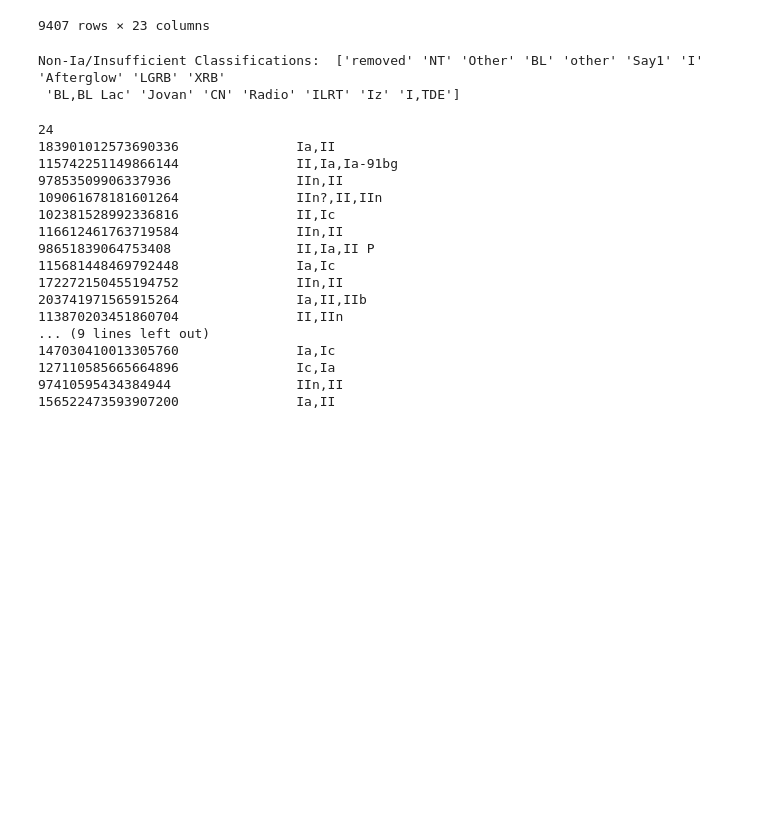
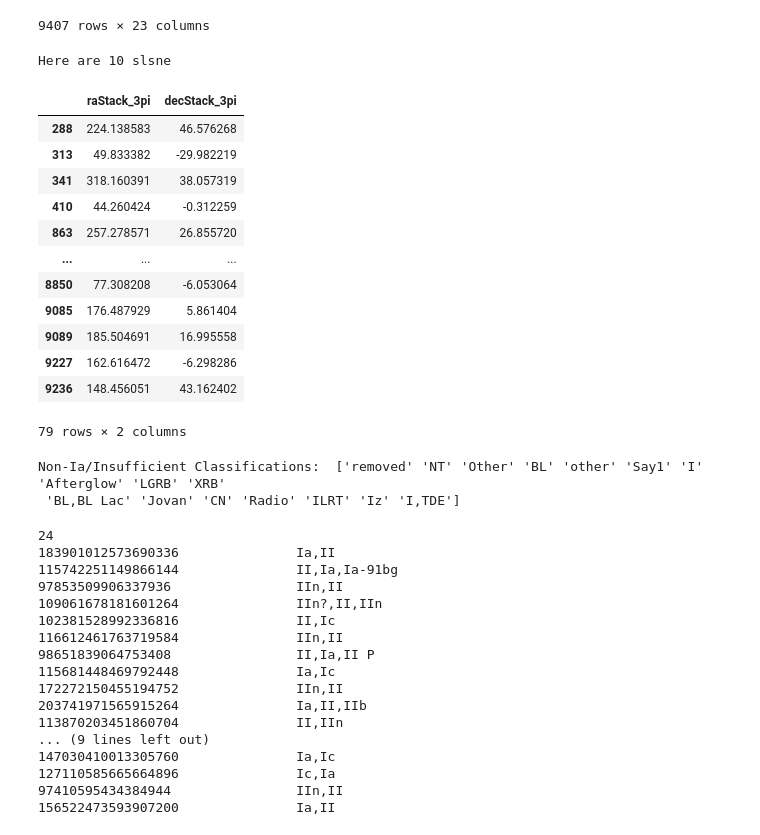
Before and after one commit to Adam-Boesky/astro_SPLASH, a Jupyter notebook: Paper/final_classifying.ipynb, the cells around one changed output. Cells and saved outputs as stored; diff of their text form; code cells hidden in the pictures; blank space fills up the shorter version.

```diff
--- a/Paper/final_classifying.ipynb
+++ b/Paper/final_classifying.ipynb
@@ -175,7 +129,7 @@ import SPLASH
 # zou_all_photo_err = np.abs(zou_all_photo_err / (zou_all_photo * np.log(10)))
 # zou_all_photo = np.log10(zou_all_photo)
 # zou_all_photo_norm, _, _, zou_all_photo_err_norm = normalize_arr(zou_all_photo, errors=zou_all_photo_err, mean=photo_mean, std=photo_std)
-pipeline = SPLASH.pipeline.Splash_Pipeline(pipeline_version='full_band_no_photozs_zloss_grizy_weighted', pre_transformed=False, within_4sigma=False, nan_thresh_ratio=0.5)
-zou_props_pred = pipeline.predict_host_properties(zou_all_photo[:, :5], zou_all_photo_err[:, :5], n_resamples=50)[0]
+pipeline = SPLASH.pipeline.Splash_Pipeline(pre_transformed=False, within_4sigma=False, nan_thresh_ratio=0.5)
+zou_props_pred = pipeline.infer_host_properties(zou_all_photo[:, :5], zou_all_photo_err[:, :5], n_resamples=50)[0]
 finite_mask = np.isfinite(zou_props_pred).all(axis=1)
 zou_props_pred = zou_props_pred[finite_mask]
@@ -436,6 +392,10 @@ pstar_photo_err_mag = panstarr_df[['gKronMagErr_3pi', 'rKronMagErr_3pi', 'iKronM
 ab_magerr_to_ferr = lambda sigma_m, f: np.abs(f * np.log(10) * (sigma_m / 2.5))  # transformation on the error of a magnitude turned into flux
 
 # Convert the data from mags to flux
+def ab_mag_to_flux(AB_mag: np.ndarray) -> np.ndarray:
+    """Convert AB magnitude to flux"""
+    return np.exp((AB_mag - 8.9) / -2.5) / 1000
+
 pstar_photo = ab_mag_to_flux(pstar_photo_mag)
 pstar_photo_err = ab_magerr_to_ferr(pstar_photo_err_mag, pstar_photo)
 # %%
@@ -537,6 +497,24 @@ The data are 16.57% type ii (p/l) with n = 1559
 | 9405 | 1.164508e+17 | 78.699637 | 7.048043 | 1.0 | 16.6697 | 15.7644 | 15.2988 | ... |
 | 9406 | 1.099623e+17 | 226.364549 | 1.634789 | 1.0 | 13.1562 | 12.4212 | 12.0508 | ... |
 9407 rows × 23 columns
+# %%
+print('Here are 10 slsne')
+panstarr_df[panstarr_df['sn_class_cat'] == 2][['raStack_3pi', 'decStack_3pi']]
+# %% [output]
+Here are 10 slsne
+|  | raStack_3pi | decStack_3pi |
+| 288 | 224.138583 | 46.576268 |
+| 313 | 49.833382 | -29.982219 |
+| 341 | 318.160391 | 38.057319 |
+| 410 | 44.260424 | -0.312259 |
+| 863 | 257.278571 | 26.855720 |
+| ... | ... | ... |
+| 8850 | 77.308208 | -6.053064 |
+| 9085 | 176.487929 | 5.861404 |
+| 9089 | 185.504691 | 16.995558 |
+| 9227 | 162.616472 | -6.298286 |
+| 9236 | 148.456051 | 43.162402 |
+79 rows × 2 columns
 # %%
 print('Non-Ia/Insufficient Classifications: ', panstarr_df['sn_class'][panstarr_df['sn_class_cat'] == 5].unique())
 
```
Also changed, not shown: parts of 3 cells of this notebook, 3 other files.
